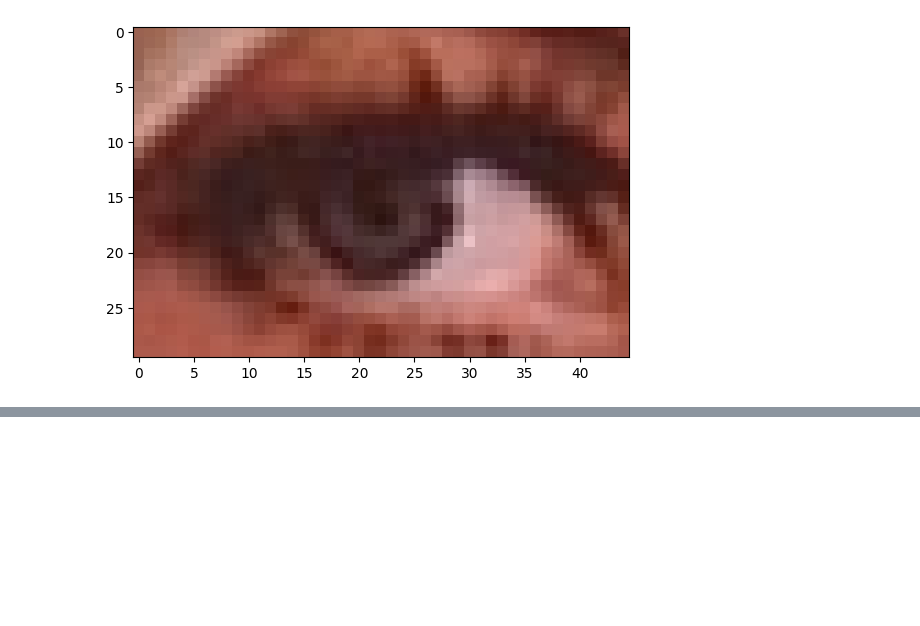
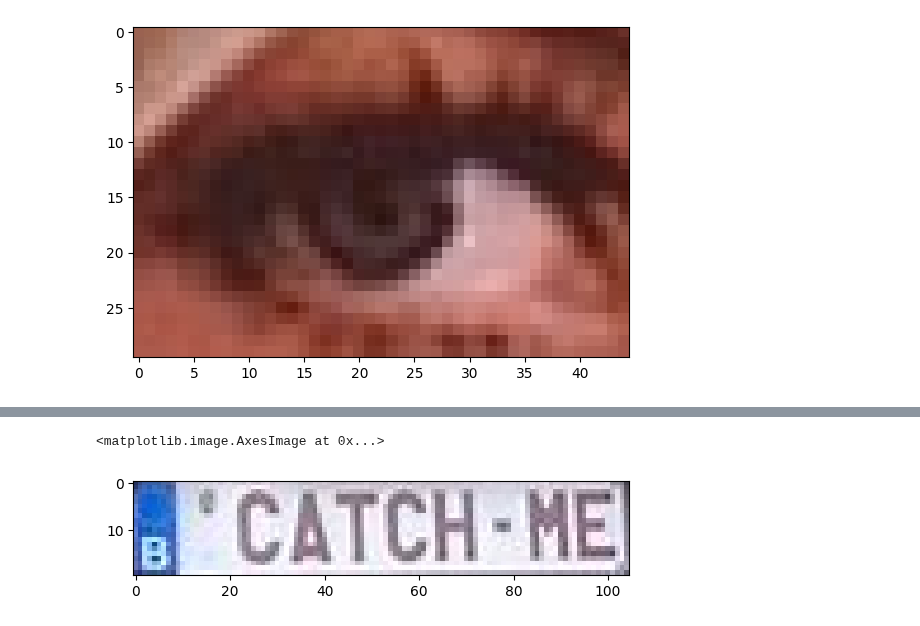
Before and after one commit to Samin-Sadaf7/Image_works, a Jupyter notebook: DIP2.ipynb, the cells around one changed output, grey strips where cells are left out. Saved outputs shown, nothing was run; the diff lists cells and outputs as text; code cells hidden in the pictures; blank space fills up the shorter version.

Commit message:
Extracted number plate from car

```diff
--- a/DIP2.ipynb
+++ b/DIP2.ipynb
@@ -49,0 +61,6 @@ plt.imshow(left_eye)
+# %%
+plate = rgb_car_img[105:125, 140:245]
+plt.imshow(plate)
+# %% [output]
+<matplotlib.image.AxesImage at 0x...>
+[figure, added]
```
Also changed, not shown: parts of 2 cells of this notebook.
